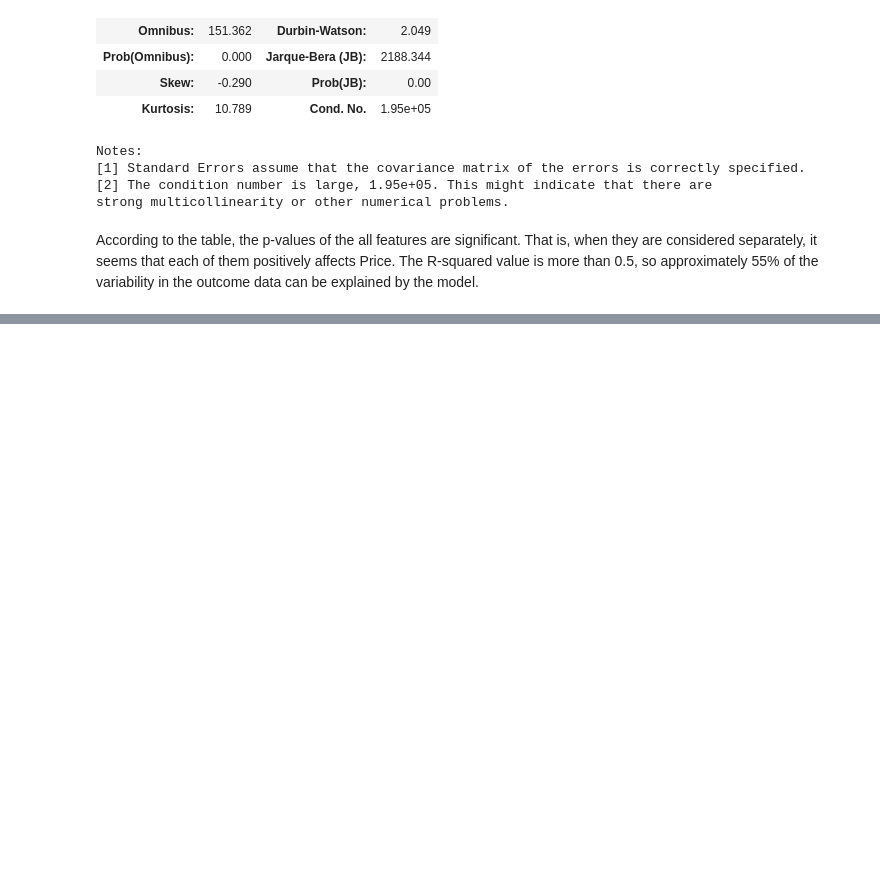
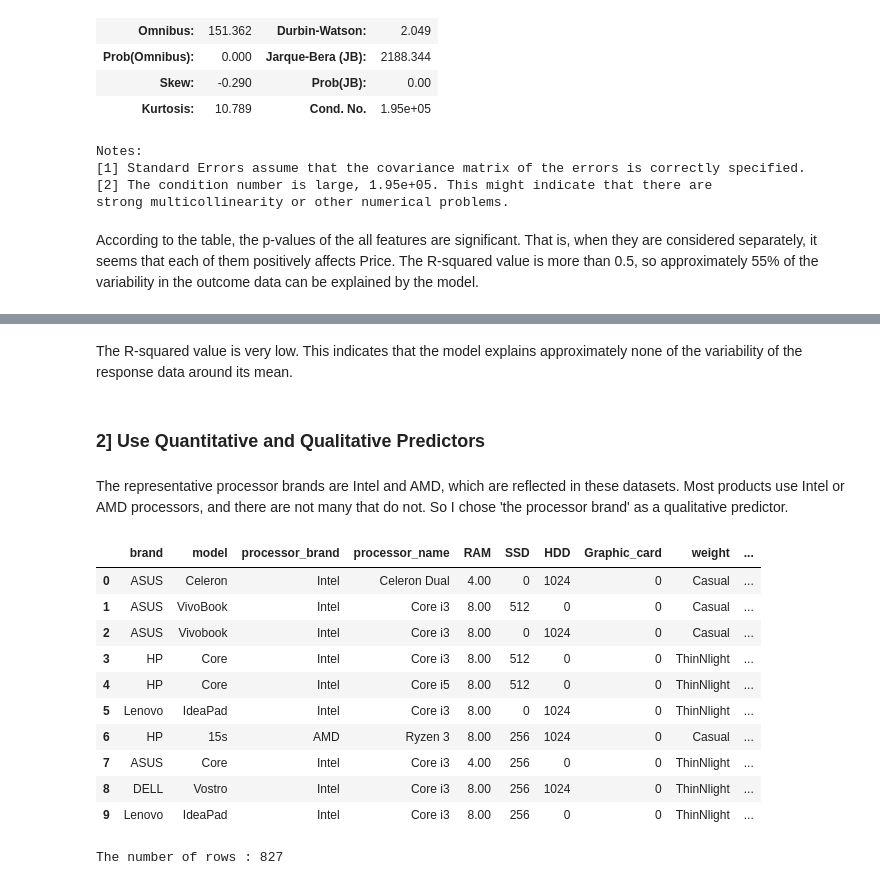
Before and after one commit to Moojun/study_ML, a Jupyter notebook: 2.Data_Analysis/src/1_Regression.ipynb, the cells around one changed output, grey strips where cells are left out. Drawn from its saved outputs; the diff is of its cells as text; code cells hidden in the pictures; blank space fills up the shorter version.

```diff
--- a/2.Data_Analysis/src/1_Regression.ipynb
+++ b/2.Data_Analysis/src/1_Regression.ipynb
@@ -536,0 +576,36 @@ The R-squared value is more than 0.5, so approximately 55% of the variability in
+# %% [markdown]
+The R-squared value is very low. This indicates that the model explains approximately none of the variability of the response data around its mean.
+# %% [markdown]
+### 2] Use Quantitative and Qualitative Predictors
+# %% [markdown]
+The representative processor brands are Intel and AMD, which are reflected in these datasets. Most products use Intel or AMD processors, and there are not many that do not. So I chose 'the processor brand' as a qualitative predictor.
+# %%
+# Data filtering
+# Remove rows that do not contain Intel or AMD.
+
+# 참고 링크: https://hyang2data.tistory.com/31
+# 그리고, weight의 종류도 3개네. 이건 나중에 고려해보자.
+
+processor_list = ["Intel", "AMD"]
+join_list = '|'.join(processor_list)
+
+Laptop_df = Laptop_df[Laptop_df["processor_brand"].str.contains(join_list)]
+
+Laptop_df.head(10) # test. 나중에 주석처리할 것
+# %% [output]
+|  | brand | model | processor_brand | processor_name | RAM | SSD | HDD | Graphic_card | weight | ... |
+| 0 | ASUS | Celeron | Intel | Celeron Dual | 4.00 | 0 | 1024 | 0 | Casual | ... |
+| 1 | ASUS | VivoBook | Intel | Core i3 | 8.00 | 512 | 0 | 0 | Casual | ... |
+| 2 | ASUS | Vivobook | Intel | Core i3 | 8.00 | 0 | 1024 | 0 | Casual | ... |
+| 3 | HP | Core | Intel | Core i3 | 8.00 | 512 | 0 | 0 | ThinNlight | ... |
+| 4 | HP | Core | Intel | Core i5 | 8.00 | 512 | 0 | 0 | ThinNlight | ... |
+| 5 | Lenovo | IdeaPad | Intel | Core i3 | 8.00 | 0 | 1024 | 0 | ThinNlight | ... |
+| 6 | HP | 15s | AMD | Ryzen 3 | 8.00 | 256 | 1024 | 0 | Casual | ... |
+| 7 | ASUS | Core | Intel | Core i3 | 4.00 | 256 | 0 | 0 | ThinNlight | ... |
+| 8 | DELL | Vostro | Intel | Core i3 | 8.00 | 256 | 1024 | 0 | ThinNlight | ... |
+| 9 | Lenovo | IdeaPad | Intel | Core i3 | 8.00 | 256 | 0 | 0 | ThinNlight | ... |
+# %%
+# See the number of rows
+print("The number of rows :", len(Laptop_df))
+# %% [output]
+The number of rows : 827
```
Also changed, not shown: parts of 19 cells of this notebook.
